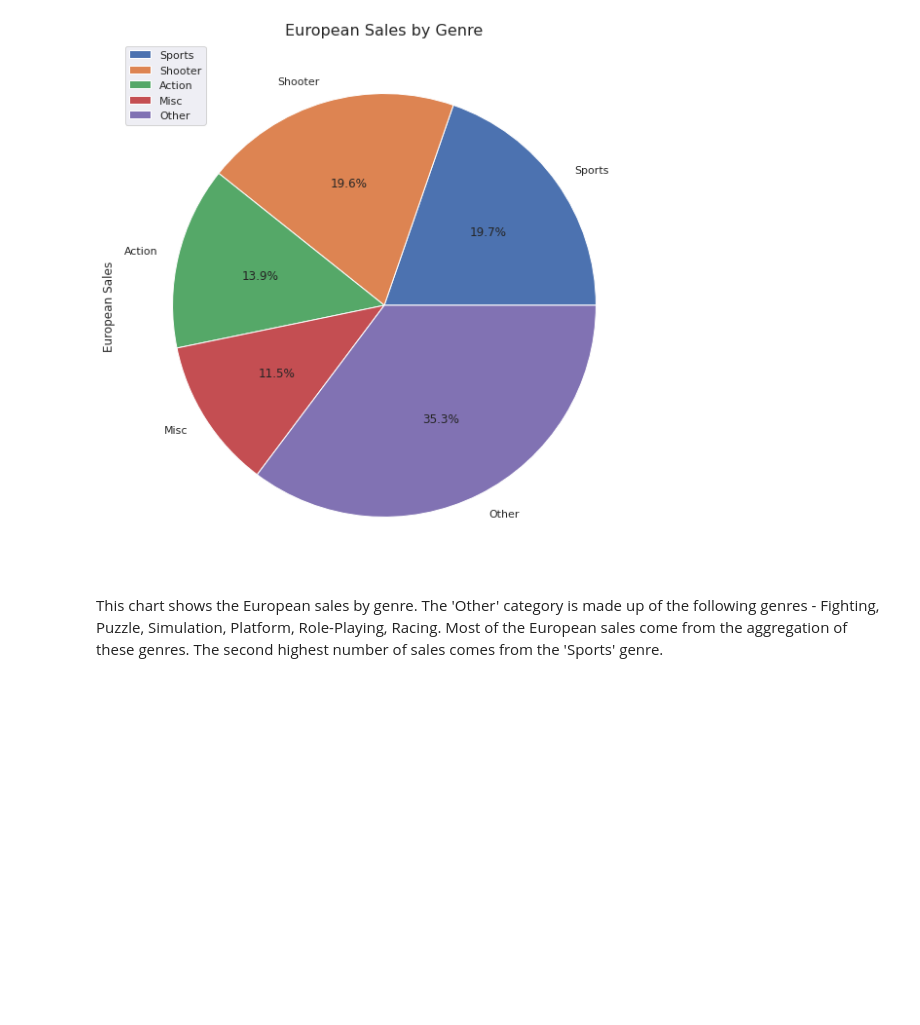
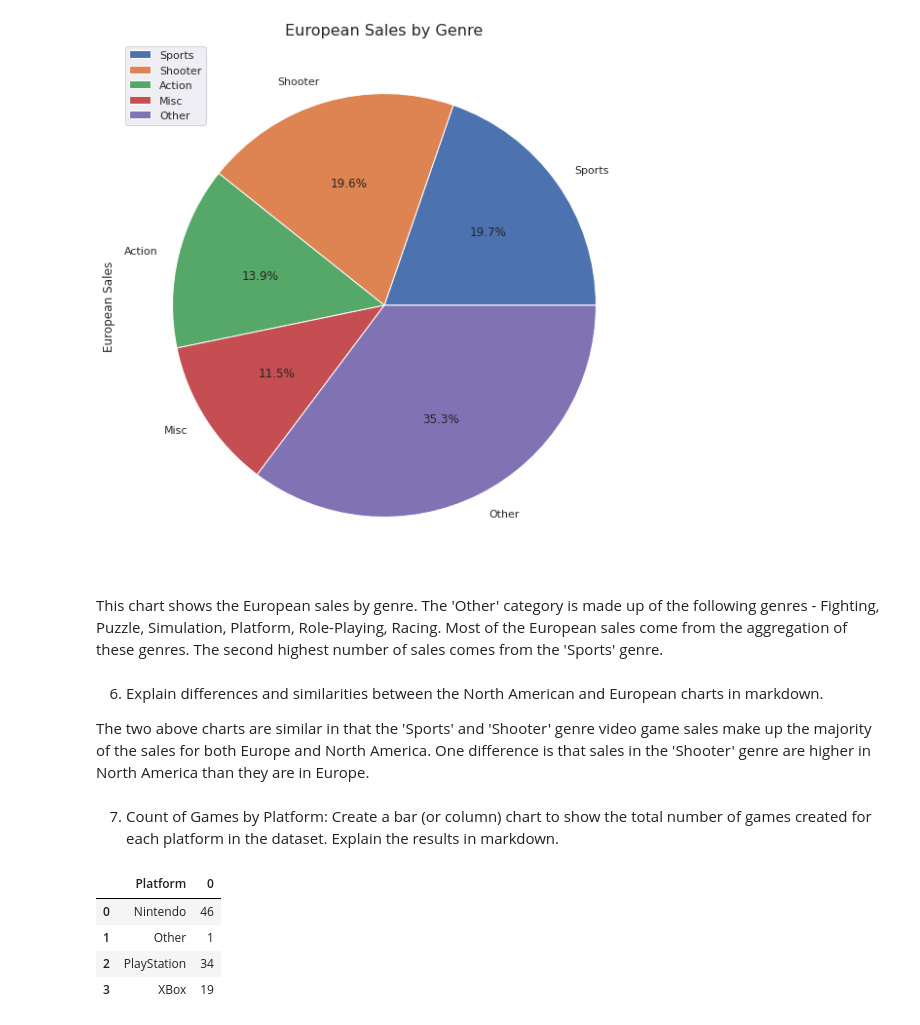
Before and after one commit to hkvenner/graphing_video_game_sales, a Jupyter notebook: graphing_videogame_sales_4.ipynb, the cells around one changed output. Cells and saved outputs as stored; diff of their text form; code cells hidden in the pictures; blank space fills up the shorter version.

Commit message:
finished comparison of pie charts question

```diff
--- a/graphing_videogame_sales_4.ipynb
+++ b/graphing_videogame_sales_4.ipynb
@@ -140,3 +140,23 @@ Text(0, 0.5, 'European Sales')
 [figure]
 # %% [markdown]
 This chart shows the European sales by genre. The 'Other' category is made up of the following genres - Fighting, Puzzle, Simulation, Platform, Role-Playing, Racing. Most of the European sales come from the aggregation of these genres. The second highest number of sales comes from the 'Sports' genre.
+# %% [markdown]
+6) Explain differences and similarities between the North American and European charts in markdown.
+
+The two above charts are similar in that the 'Sports' and 'Shooter' genre video game sales make up the majority of the sales for both Europe and North America. One difference is that sales in the 'Shooter' genre are higher in North America than they are in Europe.
+# %% [markdown]
+7) Count of Games by Platform: Create a bar (or column) chart to show the total number of games created for each platform in the dataset. Explain the results in markdown.
+# %%
+platforms = sales[['Platform','Name']]
+#platforms
+platforms = platforms.groupby(['Platform']).size().reset_index()
+platforms
+#next you want to rename col 0 games and then you want to plot a bar chart
+#sns.lineplot(data=sales_per_year,x='Year',y='Global_Sales')
+#plt.title('Global Sales by Year', fontsize=16)
+# %% [output]
+|  | Platform | 0 |
+| 0 | Nintendo | 46 |
+| 1 | Other | 1 |
+| 2 | PlayStation | 34 |
+| 3 | XBox | 19 |
```
Also changed, not shown: parts of 2 cells of this notebook.
